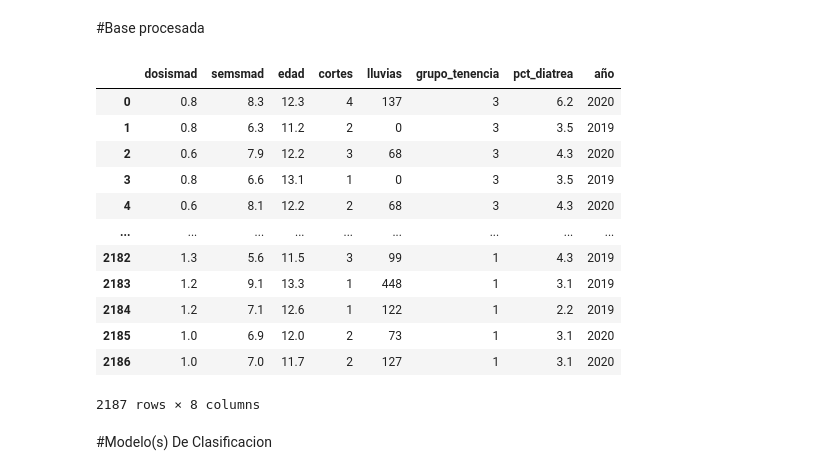
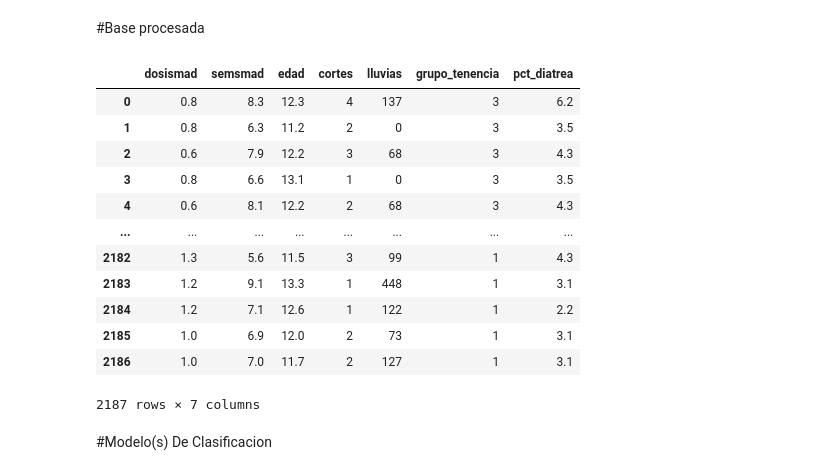
Before and after one commit to Laura9704/20251, a Jupyter notebook: Clasificacion.ipynb, the cells around one changed output. Drawn from its saved outputs; the diff is of its cells as text; code cells hidden in the pictures.

```diff
--- a/Clasificacion.ipynb
+++ b/Clasificacion.ipynb
@@ -265,21 +284,23 @@ en base a los anteriores graficas se considera descarta a **me, mes y vejez** co
 # %% [markdown]
 #Base procesada
-# %%
-X
-# %% [output]
-|  | dosismad | semsmad | edad | cortes | lluvias | grupo_tenencia | pct_diatrea | año |
-| 0 | 0.8 | 8.3 | 12.3 | 4 | 137 | 3 | 6.2 | 2020 |
-| 1 | 0.8 | 6.3 | 11.2 | 2 | 0 | 3 | 3.5 | 2019 |
-| 2 | 0.6 | 7.9 | 12.2 | 3 | 68 | 3 | 4.3 | 2020 |
-| 3 | 0.8 | 6.6 | 13.1 | 1 | 0 | 3 | 3.5 | 2019 |
-| 4 | 0.6 | 8.1 | 12.2 | 2 | 68 | 3 | 4.3 | 2020 |
-| ... | ... | ... | ... | ... | ... | ... | ... | ... |
-| 2182 | 1.3 | 5.6 | 11.5 | 3 | 99 | 1 | 4.3 | 2019 |
-| 2183 | 1.2 | 9.1 | 13.3 | 1 | 448 | 1 | 3.1 | 2019 |
-| 2184 | 1.2 | 7.1 | 12.6 | 1 | 122 | 1 | 2.2 | 2019 |
-| 2185 | 1.0 | 6.9 | 12.0 | 2 | 73 | 1 | 3.1 | 2020 |
-| 2186 | 1.0 | 7.0 | 11.7 | 2 | 127 | 1 | 3.1 | 2020 |
-2187 rows × 8 columns
+# %%
+X2=X.copy()
+X2=X2.drop(columns=['año'])
+X2
+# %% [output]
+|  | dosismad | semsmad | edad | cortes | lluvias | grupo_tenencia | pct_diatrea |
+| 0 | 0.8 | 8.3 | 12.3 | 4 | 137 | 3 | 6.2 |
+| 1 | 0.8 | 6.3 | 11.2 | 2 | 0 | 3 | 3.5 |
+| 2 | 0.6 | 7.9 | 12.2 | 3 | 68 | 3 | 4.3 |
+| 3 | 0.8 | 6.6 | 13.1 | 1 | 0 | 3 | 3.5 |
+| 4 | 0.6 | 8.1 | 12.2 | 2 | 68 | 3 | 4.3 |
+| ... | ... | ... | ... | ... | ... | ... | ... |
+| 2182 | 1.3 | 5.6 | 11.5 | 3 | 99 | 1 | 4.3 |
+| 2183 | 1.2 | 9.1 | 13.3 | 1 | 448 | 1 | 3.1 |
+| 2184 | 1.2 | 7.1 | 12.6 | 1 | 122 | 1 | 2.2 |
+| 2185 | 1.0 | 6.9 | 12.0 | 2 | 73 | 1 | 3.1 |
+| 2186 | 1.0 | 7.0 | 11.7 | 2 | 127 | 1 | 3.1 |
+2187 rows × 7 columns
 # %% [markdown]
 #Modelo(s) De Clasificacion
 # %%
```
Also changed, not shown: parts of 30 cells of this notebook.
